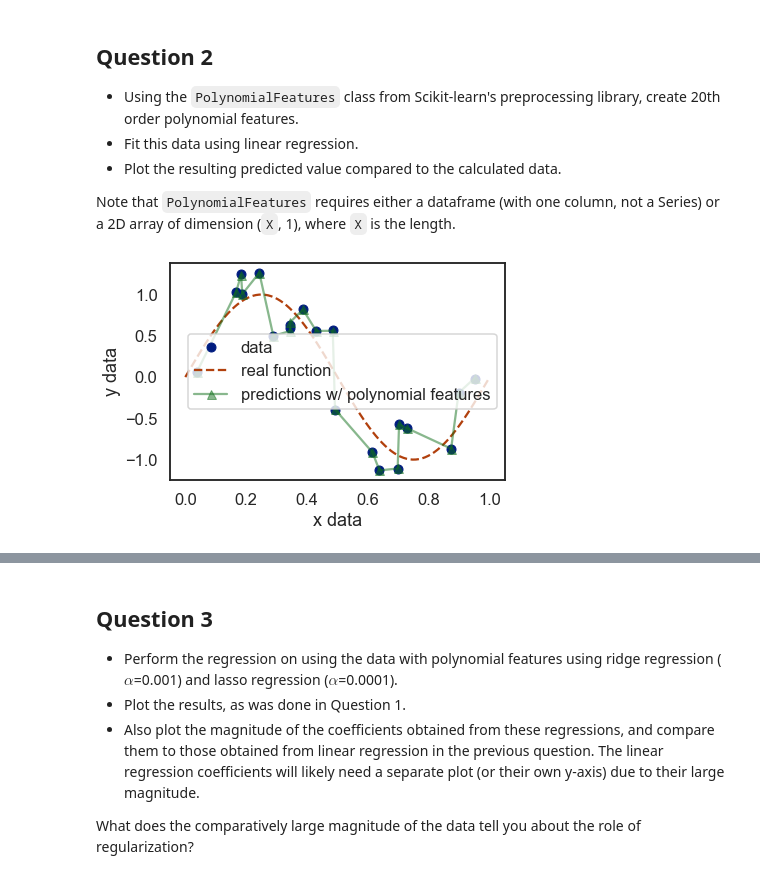
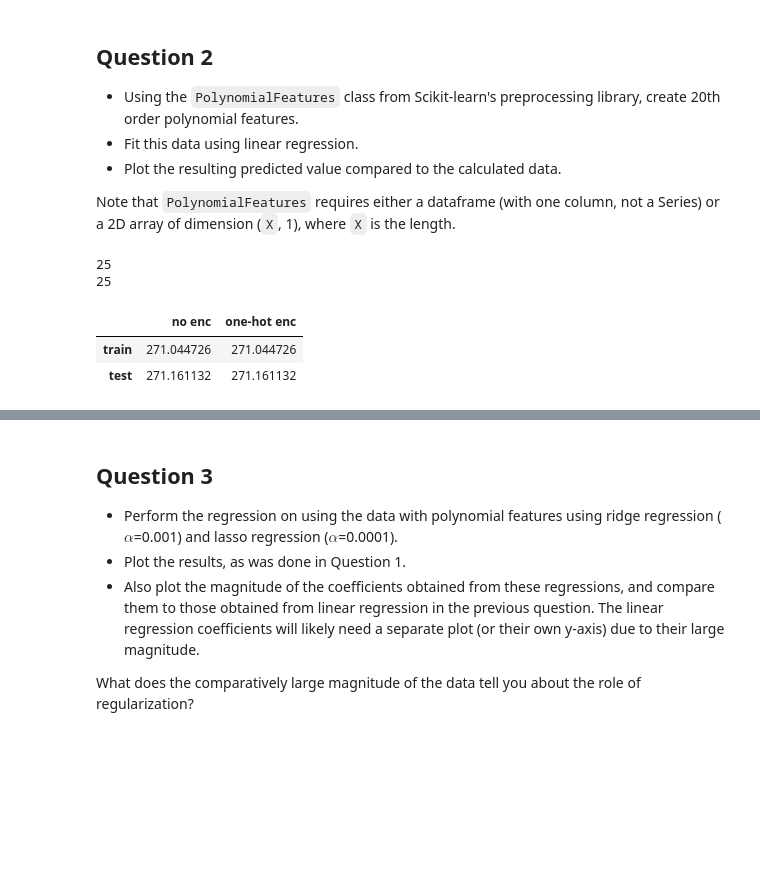
Before and after one commit to jongwonyang/AI_HW13, a Jupyter notebook: HW13_박효민_손민규_오송경_양종원_data2.ipynb, the cells around one changed output, grey strips where cells are left out. Drawn from its saved outputs; the diff is of its cells as text; code cells hidden in the pictures; blank space fills up the shorter version.

```diff
--- a/HW13_박효민_손민규_오송경_양종원_data2.ipynb
+++ b/HW13_박효민_손민규_오송경_양종원_data2.ipynb
@@ -92,27 +174,13 @@ ax.set(xlabel='x data', ylabel='y data');
 * Plot the resulting predicted value compared to the calculated data.
 
 Note that `PolynomialFeatures` requires either a dataframe (with one column, not a Series) or a 2D array of dimension (`X`, 1), where `X` is the length.
-# %%
-# Setup the polynomial features
-degree = 20
-pf = PolynomialFeatures(degree)
-lr = LinearRegression()
-
-# Extract the X- and Y- data from the dataframe
-X_data = data[['x']].to_numpy()
-Y_data = data['y'].to_numpy()
-
-# Create the features and fit the model
-X_poly = pf.fit_transform(X_data)
-lr = lr.fit(X_poly, Y_data)
-Y_pred = lr.predict(X_poly)
-
-# Plot the result
-plt.plot(X_data, Y_data, marker='o', ls='', label='data', alpha=1)
-plt.plot(X_real, Y_real, ls='--', label='real function')
-plt.plot(X_data, Y_pred, marker='^', alpha=.5, label='predictions w/ polynomial features')
-plt.legend()
-ax = plt.gca()
-ax.set(xlabel='x data', ylabel='y data');
-# %% [output]
-[figure, removed]
+# %%
+print(data.shape[1])
+
+# Remove the string columns from the dataframe
+data = data.drop(num_ohc_cols.index, axis=1)
+
+print(data.shape[1])
+# %% [output]
+25
+25
@@ -118,0 +204,31 @@ ax.set(xlabel='x data', ylabel='y data');
+# %%
+LR = LinearRegression()
+
+# Storage for error values
+error_df = list()
+
+# Data that have not been one-hot encoded
+LR = LR.fit(X_train, y_train)
+y_train_pred = LR.predict(X_train)
+y_test_pred = LR.predict(X_test)
+
+error_df.append(pd.Series({'train': mean_squared_error(y_train, y_train_pred),
+                           'test' : mean_squared_error(y_test,  y_test_pred)},
+                           name='no enc'))
+
+# Data that have been one-hot encoded
+LR = LR.fit(X_train_ohc, y_train_ohc)
+y_train_ohc_pred = LR.predict(X_train_ohc)
+y_test_ohc_pred = LR.predict(X_test_ohc)
+
+error_df.append(pd.Series({'train': mean_squared_error(y_train_ohc, y_train_ohc_pred),
+                           'test' : mean_squared_error(y_test_ohc,  y_test_ohc_pred)},
+                          name='one-hot enc'))
+
+# Assemble the results
+error_df = pd.concat(error_df, axis=1)
+error_df
+# %% [output]
+|  | no enc | one-hot enc |
+| train | 271.044726 | 271.044726 |
+| test | 271.161132 | 271.161132 |
```
Also changed, not shown: parts of 28 cells of this notebook, 1 other file.
